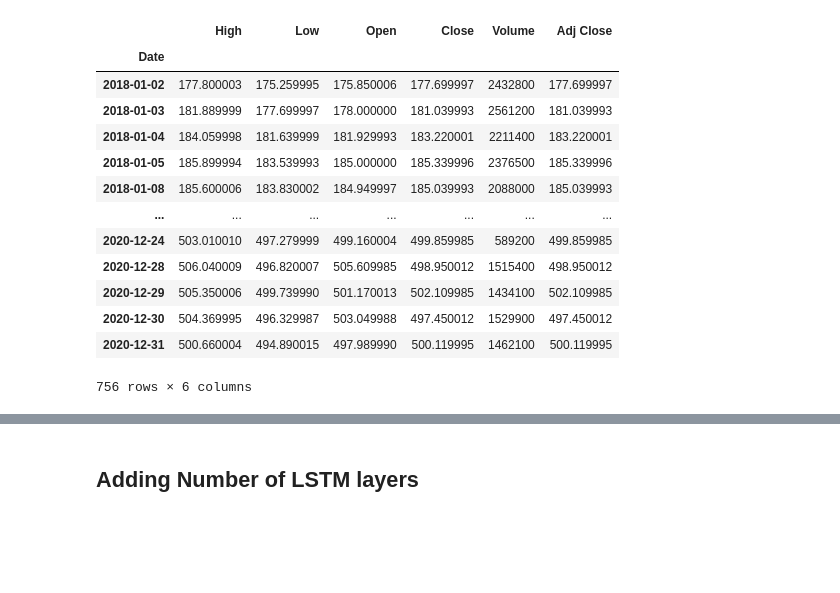
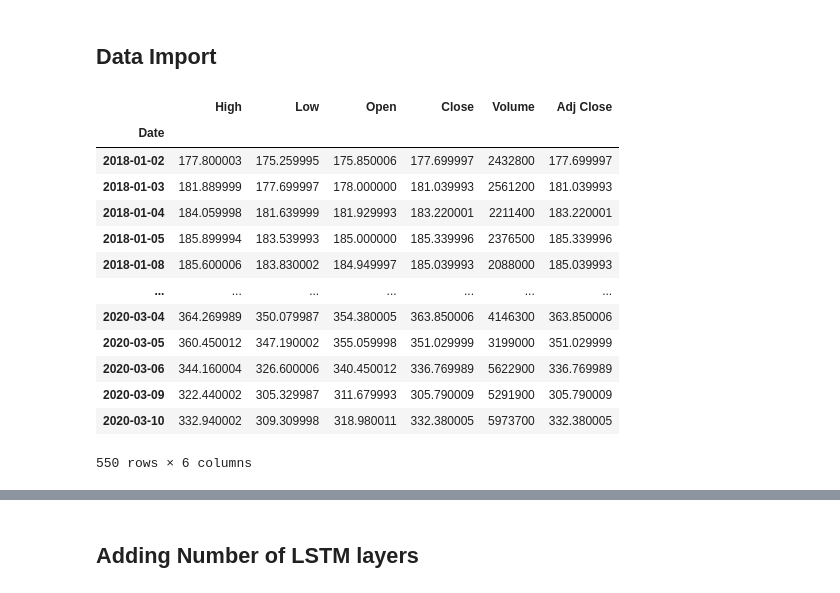
Before and after one commit to adharangaonkar/Machine-Learning-in-Finance, a Jupyter notebook: Adobe Stocks Project/Stacked LSTM.ipynb, the cells around one changed output, grey strips where cells are left out. Drawn from its saved outputs; the diff is of its cells as text; code cells hidden in the pictures; blank space fills up the shorter version.

```diff
--- a/Adobe Stocks Project/Stacked LSTM.ipynb
+++ b/Adobe Stocks Project/Stacked LSTM.ipynb
@@ -14,25 +33,10 @@ from sklearn.metrics import mean_squared_error
 from sklearn.metrics import mean_absolute_error
 from sklearn.model_selection import train_test_split
 from keras.callbacks import EarlyStopping
+# %% [markdown]
+## Data Import
 # %%
 from pandas_datareader import DataReader
 from datetime import datetime
 
 df = DataReader('ADBE',  'yahoo', datetime(2018,1,1), datetime(2021,1,1))
-# %%
-df
-# %% [output]
-|  | High | Low | Open | Close | Volume | Adj Close |
-| Date |  |  |  |  |  |  |
-| 2018-01-02 | 177.800003 | 175.259995 | 175.850006 | 177.699997 | 2432800 | 177.699997 |
-| 2018-01-03 | 181.889999 | 177.699997 | 178.000000 | 181.039993 | 2561200 | 181.039993 |
-| 2018-01-04 | 184.059998 | 181.639999 | 181.929993 | 183.220001 | 2211400 | 183.220001 |
-| 2018-01-05 | 185.899994 | 183.539993 | 185.000000 | 185.339996 | 2376500 | 185.339996 |
-| 2018-01-08 | 185.600006 | 183.830002 | 184.949997 | 185.039993 | 2088000 | 185.039993 |
-| ... | ... | ... | ... | ... | ... | ... |
-| 2020-12-24 | 503.010010 | 497.279999 | 499.160004 | 499.859985 | 589200 | 499.859985 |
-| 2020-12-28 | 506.040009 | 496.820007 | 505.609985 | 498.950012 | 1515400 | 498.950012 |
-| 2020-12-29 | 505.350006 | 499.739990 | 501.170013 | 502.109985 | 1434100 | 502.109985 |
-| 2020-12-30 | 504.369995 | 496.329987 | 503.049988 | 497.450012 | 1529900 | 497.450012 |
-| 2020-12-31 | 500.660004 | 494.890015 | 497.989990 | 500.119995 | 1462100 | 500.119995 |
-756 rows × 6 columns
@@ -39,3 +45,20 @@ df
+# %%
+a
+# %% [output]
+|  | High | Low | Open | Close | Volume | Adj Close |
+| Date |  |  |  |  |  |  |
+| 2018-01-02 | 177.800003 | 175.259995 | 175.850006 | 177.699997 | 2432800 | 177.699997 |
+| 2018-01-03 | 181.889999 | 177.699997 | 178.000000 | 181.039993 | 2561200 | 181.039993 |
+| 2018-01-04 | 184.059998 | 181.639999 | 181.929993 | 183.220001 | 2211400 | 183.220001 |
+| 2018-01-05 | 185.899994 | 183.539993 | 185.000000 | 185.339996 | 2376500 | 185.339996 |
+| 2018-01-08 | 185.600006 | 183.830002 | 184.949997 | 185.039993 | 2088000 | 185.039993 |
+| ... | ... | ... | ... | ... | ... | ... |
+| 2020-03-04 | 364.269989 | 350.079987 | 354.380005 | 363.850006 | 4146300 | 363.850006 |
+| 2020-03-05 | 360.450012 | 347.190002 | 355.059998 | 351.029999 | 3199000 | 351.029999 |
+| 2020-03-06 | 344.160004 | 326.600006 | 340.450012 | 336.769989 | 5622900 | 336.769989 |
+| 2020-03-09 | 322.440002 | 305.329987 | 311.679993 | 305.790009 | 5291900 | 305.790009 |
+| 2020-03-10 | 332.940002 | 309.309998 | 318.980011 | 332.380005 | 5973700 | 332.380005 |
+550 rows × 6 columns
 # %%
 df1 = df["Adj Close"]
 # %%
```
Also changed, not shown: parts of 39 cells of this notebook.
